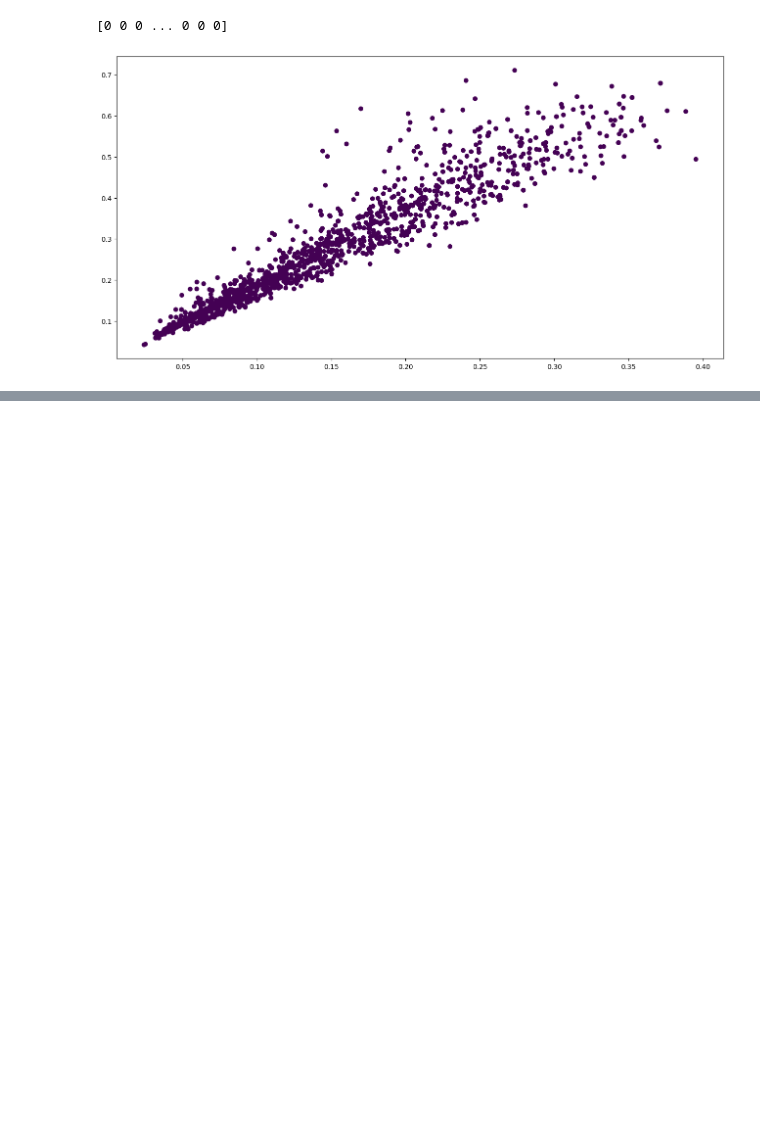
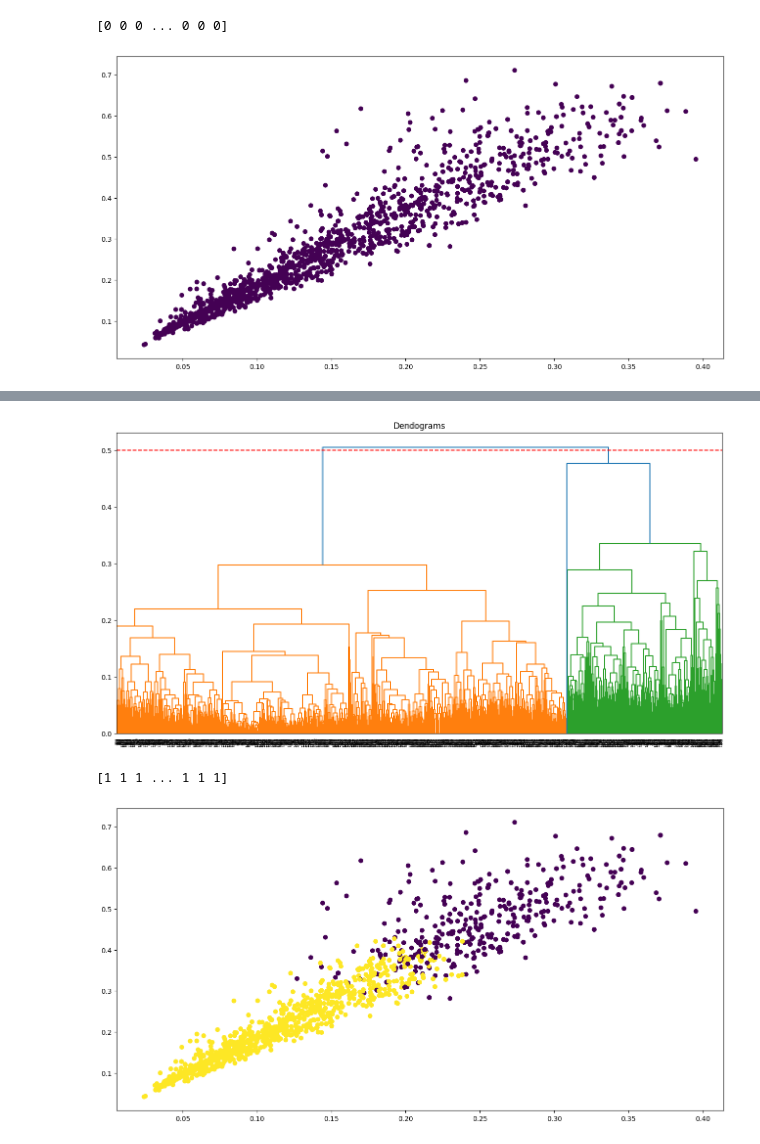
Before and after one commit to MipanZuu/KK2022-IUP, a Jupyter notebook: hierarchical.ipynb, the cells around one changed output, grey strips where cells are left out. Cells and saved outputs as stored; diff of their text form; code cells hidden in the pictures; blank space fills up the shorter version.

Commit message:
average cluster in ipynb

```diff
--- a/hierarchical.ipynb
+++ b/hierarchical.ipynb
@@ -93,0 +98,22 @@ plt.show()
+# %%
+# AVERAGE INTER-CLUSTER DISTANCE
+#create dendograms with AVERAGE inter-cluster distance
+plt.figure(figsize=(16, 8))
+plt.title("Dendograms")
+dendogram = shc.dendrogram(shc.linkage(scale, method='average'))
+plt.axhline(y=0.5, color='r', linestyle='--')
+plt.show()
+
+#create clusters AVERAGE inter-cluster distance
+cluster = AgglomerativeClustering(n_clusters=2, affinity='euclidean', linkage='average')
+cluster.fit_predict(scale)
+print(cluster.fit_predict(scale))
+
+# cluster dots
+plt.figure(figsize=(16, 8))
+plt.scatter(scale['quality'], scale['alcohol'], c=cluster.labels_)
+plt.show()
+# %% [output]
+[figure, added]
+[1 1 1 ... 1 1 1]
+[figure, added]
```
Also changed, not shown: parts of 1 cell of this notebook.
